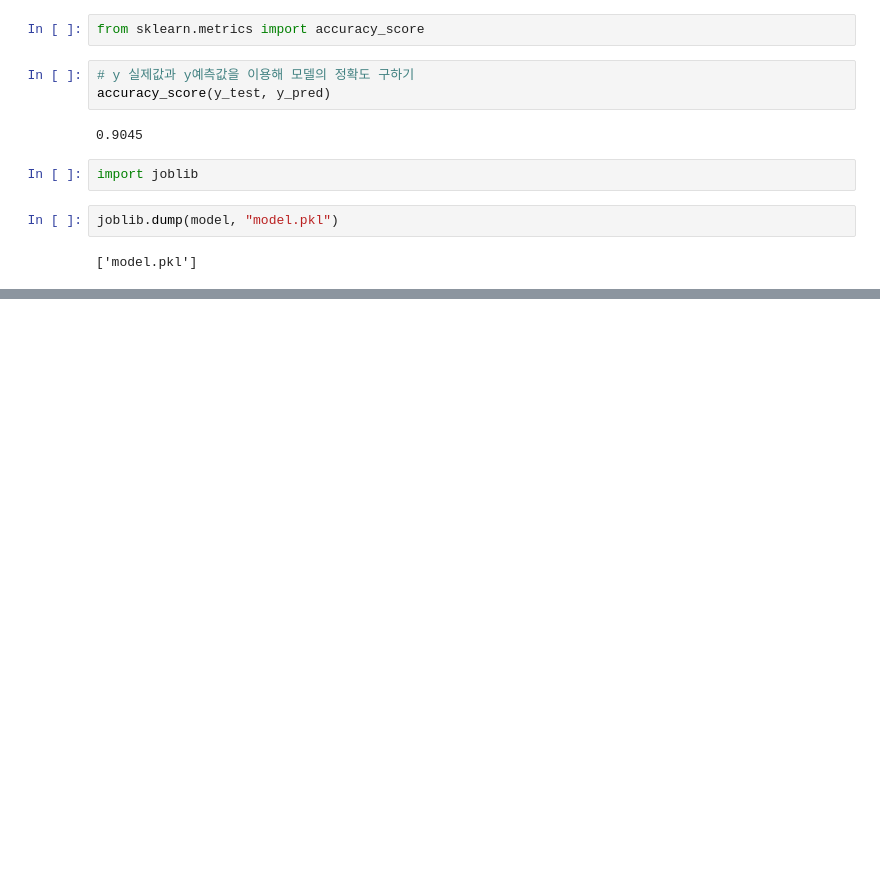
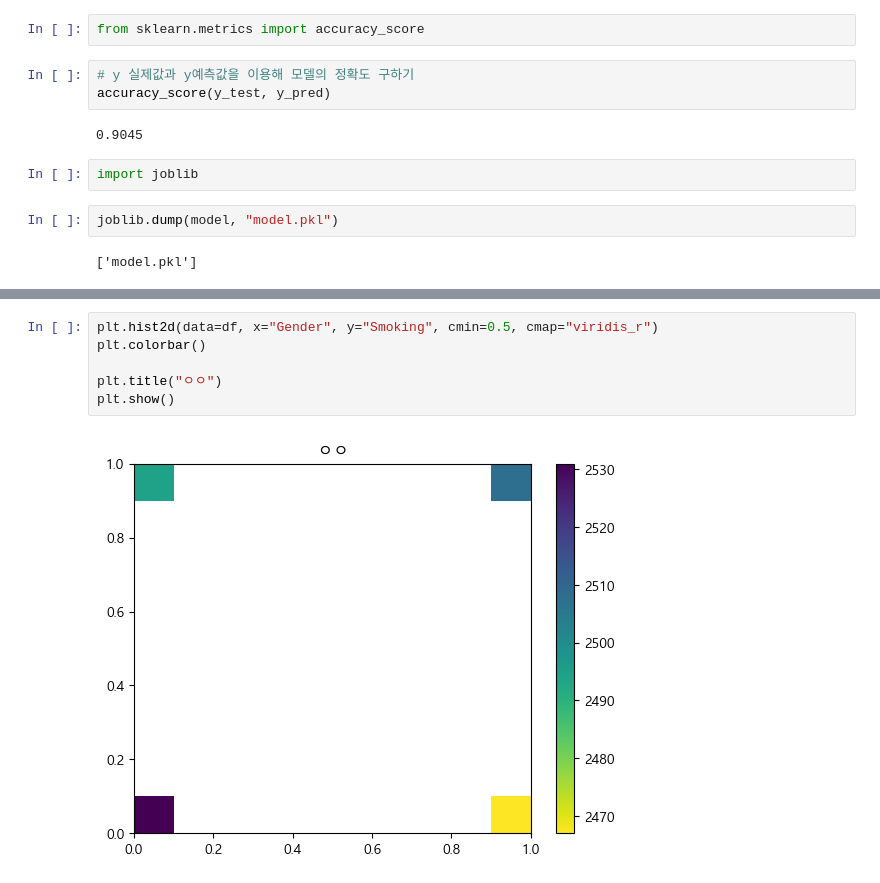
Before and after one commit to Yeomdongsu/YH-semi_final2-cancer-prediction, a Jupyter notebook: cancer-prediction.ipynb, the cells around one changed output, grey strips where cells are left out. Saved outputs shown, nothing was run; the diff lists cells and outputs as text; blank space fills up the shorter version.

```diff
--- a/cancer-prediction.ipynb
+++ b/cancer-prediction.ipynb
@@ -170,0 +273,8 @@ joblib.dump(model, "model.pkl")
+# %%
+plt.hist2d(data=df, x="Gender", y="Smoking", cmin=0.5, cmap="viridis_r")
+plt.colorbar()
+
+plt.title("ㅇㅇ")
+plt.show()
+# %% [output]
+[figure, added]
```
Also changed, not shown: parts of 20 cells of this notebook, 4 other files.
